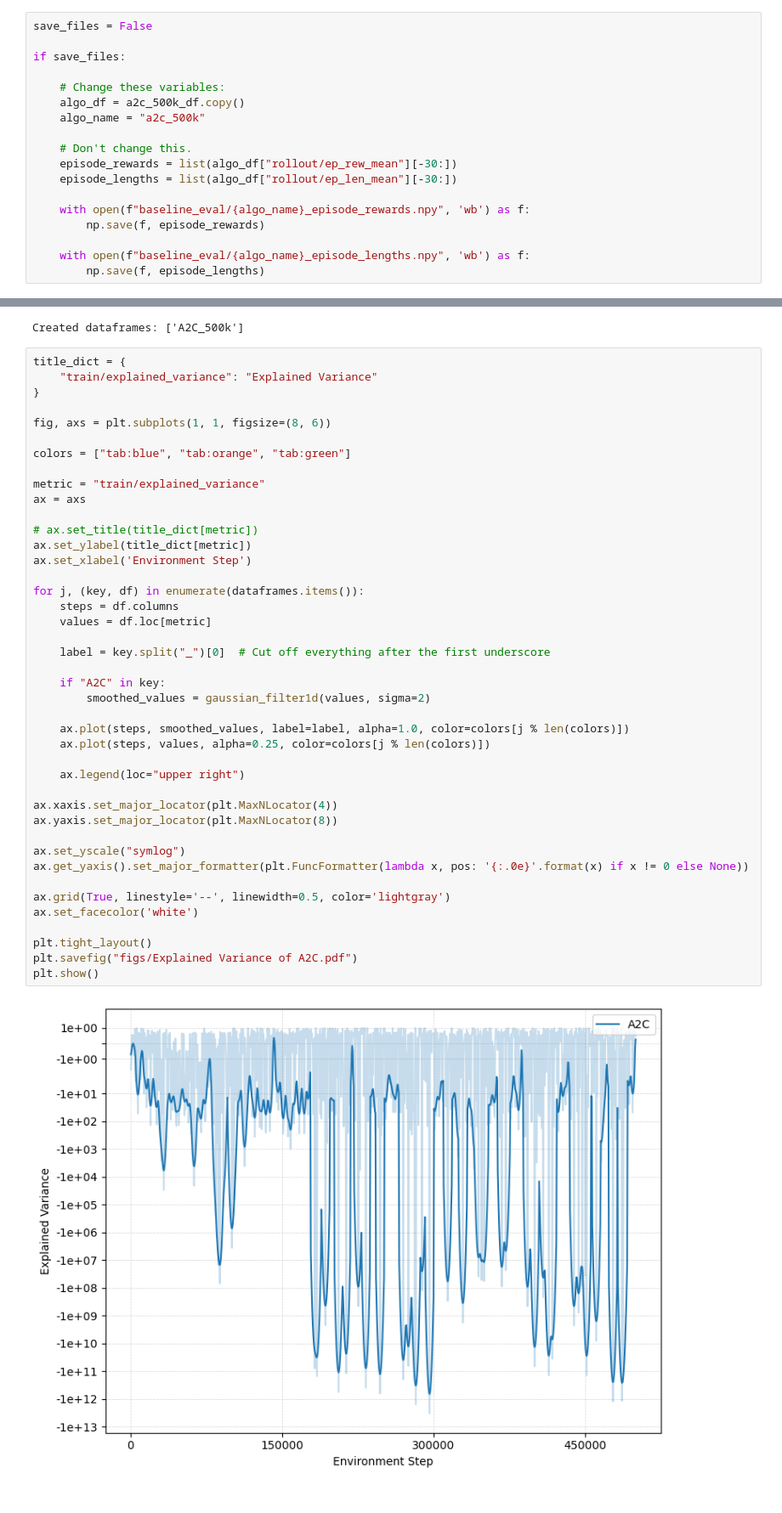
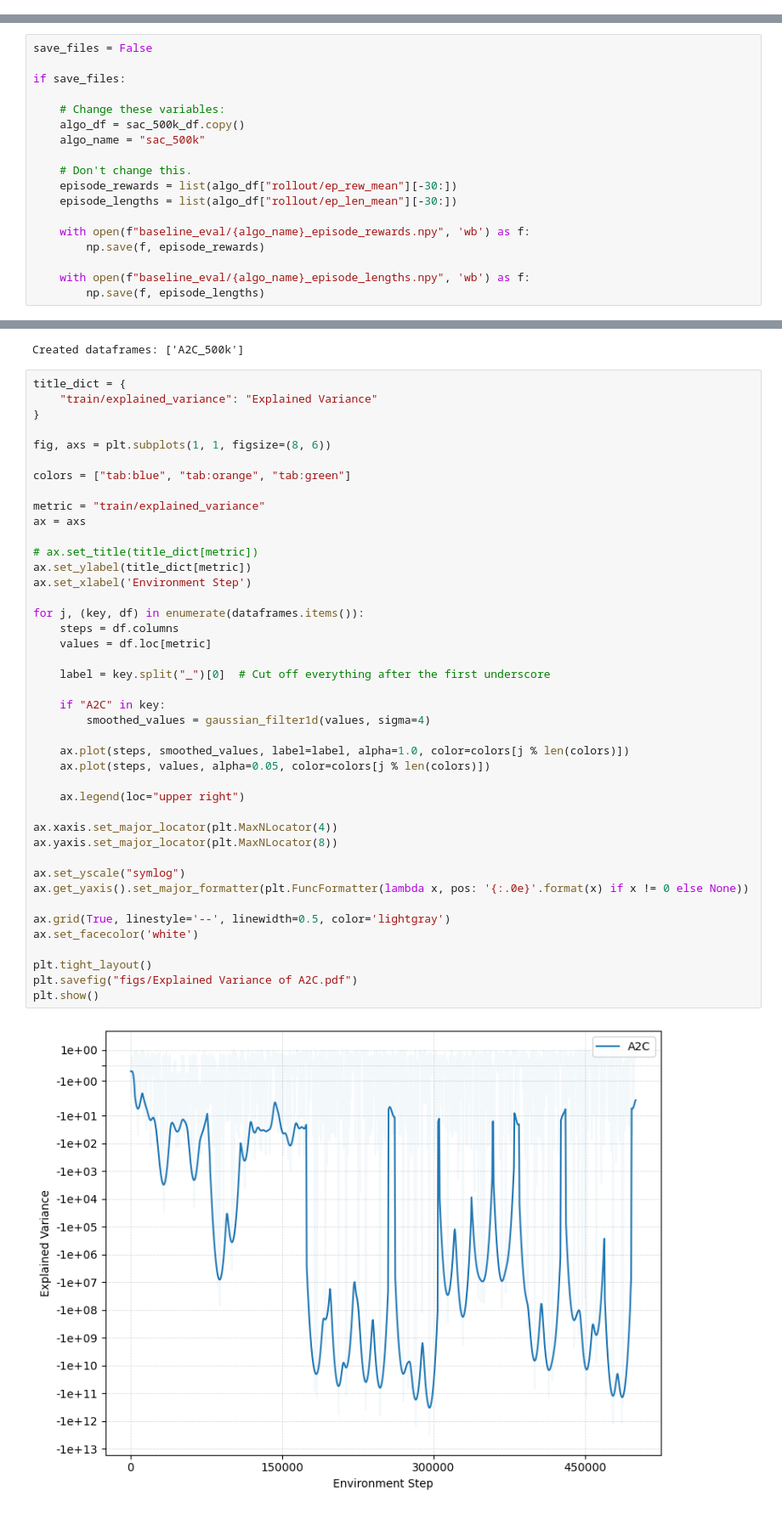
Before and after one commit to till2/self-driving-car, a Jupyter notebook: Baselines.ipynb, the cells around one changed output, grey strips where cells are left out. Shown: that part at 85% size. Cells and saved outputs as stored; diff of their text form.

Commit message:
clean up the plots and delete some

```diff
--- a/Baselines.ipynb
+++ b/Baselines.ipynb
@@ -281,18 +278,0 @@ Created dataframes: ['A2C_500k', 'SAC_500k', 'PPO (1 Agent)_500k', 'PPO (2 Agent
-# %%
-save_files = False
-
-if save_files:
-
-    # Change these variables:
-    algo_df = a2c_500k_df.copy()
-    algo_name = "a2c_500k"
-
-    # Don't change this.
-    episode_rewards = list(algo_df["rollout/ep_rew_mean"][-30:])
-    episode_lengths = list(algo_df["rollout/ep_len_mean"][-30:])
-
-    with open(f"baseline_eval/{algo_name}_episode_rewards.npy", 'wb') as f:
-        np.save(f, episode_rewards)
-
-    with open(f"baseline_eval/{algo_name}_episode_lengths.npy", 'wb') as f:
-        np.save(f, episode_lengths)
@@ -533,0 +281,18 @@ plt.show()
+# %%
+save_files = False
+
+if save_files:
+
+    # Change these variables:
+    algo_df = sac_500k_df.copy()
+    algo_name = "sac_500k"
+
+    # Don't change this.
+    episode_rewards = list(algo_df["rollout/ep_rew_mean"][-30:])
+    episode_lengths = list(algo_df["rollout/ep_len_mean"][-30:])
+
+    with open(f"baseline_eval/{algo_name}_episode_rewards.npy", 'wb') as f:
+        np.save(f, episode_rewards)
+
+    with open(f"baseline_eval/{algo_name}_episode_lengths.npy", 'wb') as f:
+        np.save(f, episode_lengths)
@@ -643,33 +583,33 @@ ax = axs
 
 # ax.set_title(title_dict[metric])
 ax.set_ylabel(title_dict[metric])
 ax.set_xlabel('Environment Step')
 
 for j, (key, df) in enumerate(dataframes.items()):
     steps = df.columns
     values = df.loc[metric]
 
     label = key.split("_")[0]  # Cut off everything after the first underscore
 
     if "A2C" in key:
-        smoothed_values = gaussian_filter1d(values, sigma=2)
+        smoothed_values = gaussian_filter1d(values, sigma=4)
 
     ax.plot(steps, smoothed_values, label=label, alpha=1.0, color=colors[j % len(colors)])
-    ax.plot(steps, values, alpha=0.25, color=colors[j % len(colors)])
+    ax.plot(steps, values, alpha=0.05, color=colors[j % len(colors)])
 
     ax.legend(loc="upper right")
 
 ax.xaxis.set_major_locator(plt.MaxNLocator(4))
 ax.yaxis.set_major_locator(plt.MaxNLocator(8))
 
 ax.set_yscale("symlog")
 ax.get_yaxis().set_major_formatter(plt.FuncFormatter(lambda x, pos: '{:.0e}'.format(x) if x != 0 else None))
 
 ax.grid(True, linestyle='--', linewidth=0.5, color='lightgray')
 ax.set_facecolor('white')
 
 plt.tight_layout()
 plt.savefig("figs/Explained Variance of A2C.pdf")
 plt.show()
 # %% [output]
-[figure, old version]
+[figure, new version]
```
Also changed, not shown: parts of 22 cells of this notebook, 7 other files.
